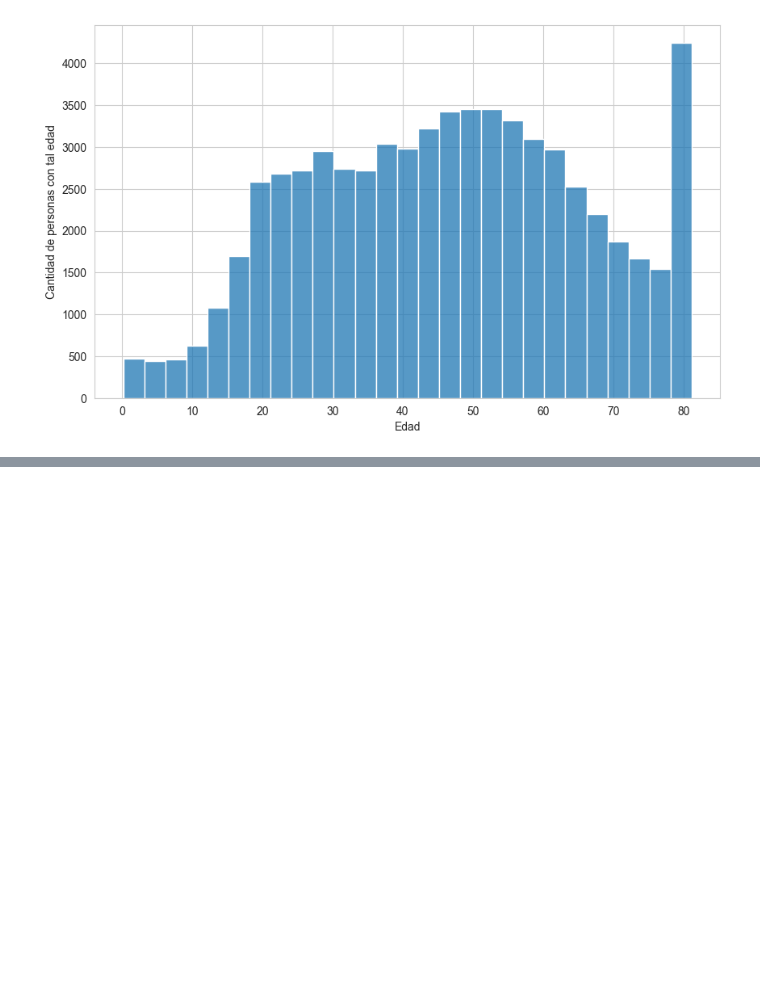
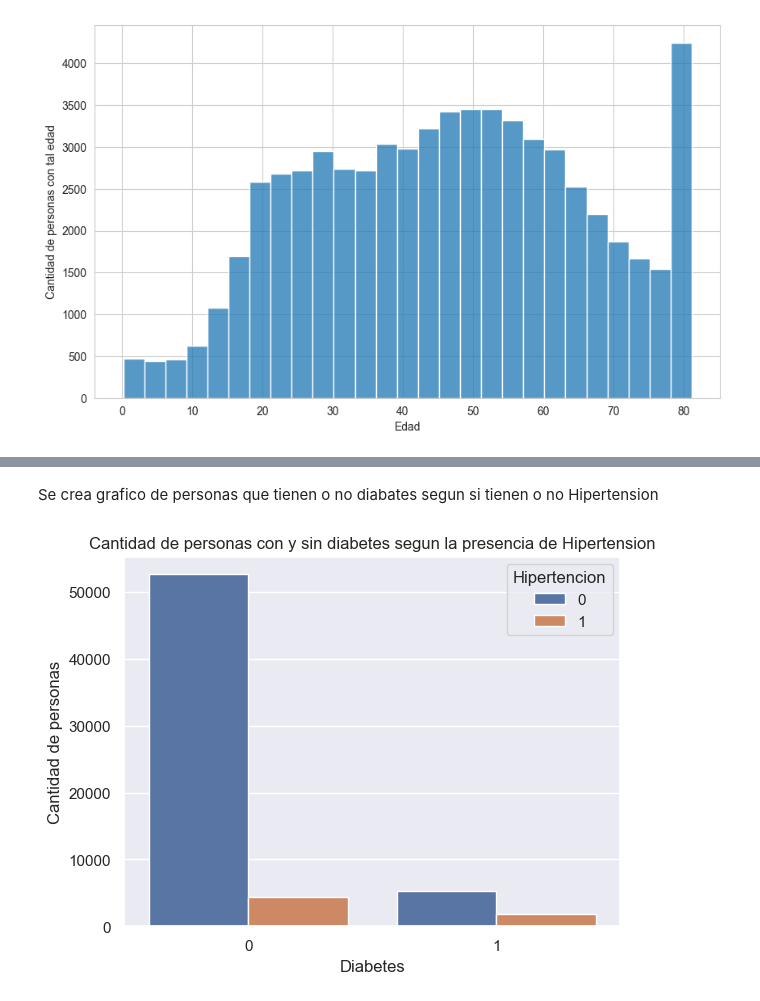
Before and after one commit to jaavieersit/ProyetoIntegrador, a Jupyter notebook: dataset/codigo.ipynb, the cells around one changed output, grey strips where cells are left out. Saved outputs shown, nothing was run; the diff lists cells and outputs as text; code cells hidden in the pictures; blank space fills up the shorter version.

```diff
--- a/dataset/codigo.ipynb
+++ b/dataset/codigo.ipynb
@@ -135,0 +204,12 @@ plt.show()
+# %% [markdown]
+Se crea grafico  de personas que tienen o no diabates segun si tienen o no Hipertension
+# %%
+sns.countplot(x="Diabetes", hue="Hipertencion", data=df)
+
+plt.title("Cantidad de personas con y sin diabetes segun la presencia de Hipertension")
+plt.xlabel("Diabetes")
+plt.ylabel("Cantidad de personas")
+
+plt.show()
+# %% [output]
+[figure, added]
```
Also changed, not shown: parts of 7 cells of this notebook.
